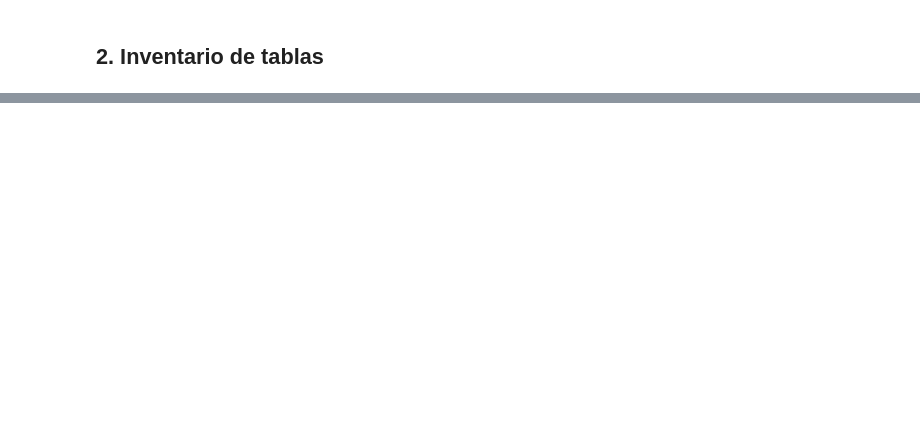
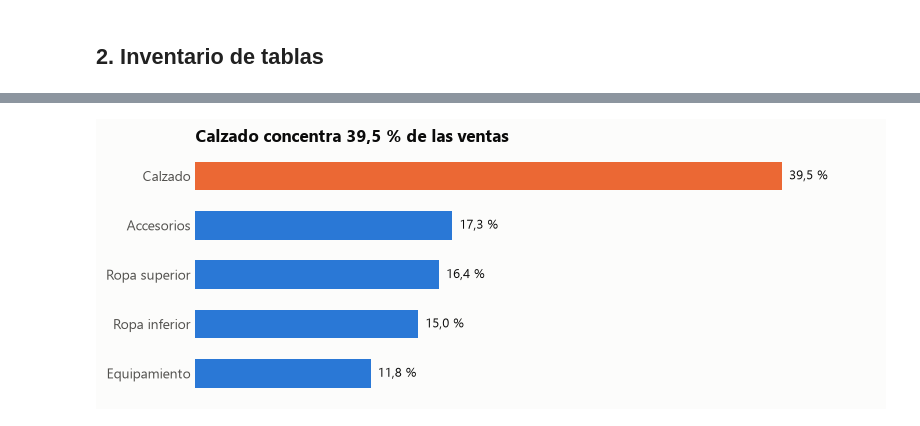
Before and after one commit to FernanRojasR/sportsmart, a Jupyter notebook: notebooks/01_eda/01_eda_calidad.ipynb, the cells around one changed output, grey strips where cells are left out. Cells and saved outputs as stored; diff of their text form; code cells hidden in the pictures; blank space fills up the shorter version.

```diff
--- a/notebooks/01_eda/01_eda_calidad.ipynb
+++ b/notebooks/01_eda/01_eda_calidad.ipynb
@@ -48,11 +134,9 @@ plt.tight_layout(); plt.savefig(FIGURES / 'indice_estacional.png', dpi=150); plt
 # %%
-pd.Series(e['ventas_categoria_pct']).plot.barh(title='% de ventas por categoría')
-plt.tight_layout(); plt.savefig(FIGURES / 'ventas_categoria.png', dpi=150); plt.show()
-print('Pedidos por cliente (compradores):', e['pedidos_por_cliente'])
-print('Clientes únicos:', e['clientes_unicos'])
-print('% clientes sin ninguna compra válida (ene-2023 a sep-2026):', e['pct_clientes_sin_compra_valida'])
-print('% de esa medida entre registrados desde 2023:', e['pct_sin_compra_valida_registrados_desde_2023'])
-print('% compradores sin compra en 180 días:', e['pct_compradores_sin_compra_180d'])
-print('% del total de clientes sin compra en 180 días:', e['pct_clientes_total_sin_compra_180d'])
-print('% ventas del top 20% de compradores:', e['pct_ventas_top20_clientes'])
+cat = e['ventas_categoria_pct']; nom = list(cat); val = list(cat.values())
+fig, ax = plt.subplots(figsize=(8, 3))
+barras_h(ax, nom, val, [NARANJA] + [AZUL] * (len(nom) - 1), lambda v: numero(v) + ' %')
+ax.set_title(f"{nom[0]} concentra {numero(val[0])} % de las ventas")
+guardar(fig, 'ventas_categoria')
+# %% [output]
+[figure, added]
 # %%
```
Also changed, not shown: parts of 31 cells of this notebook, 18 other files.
